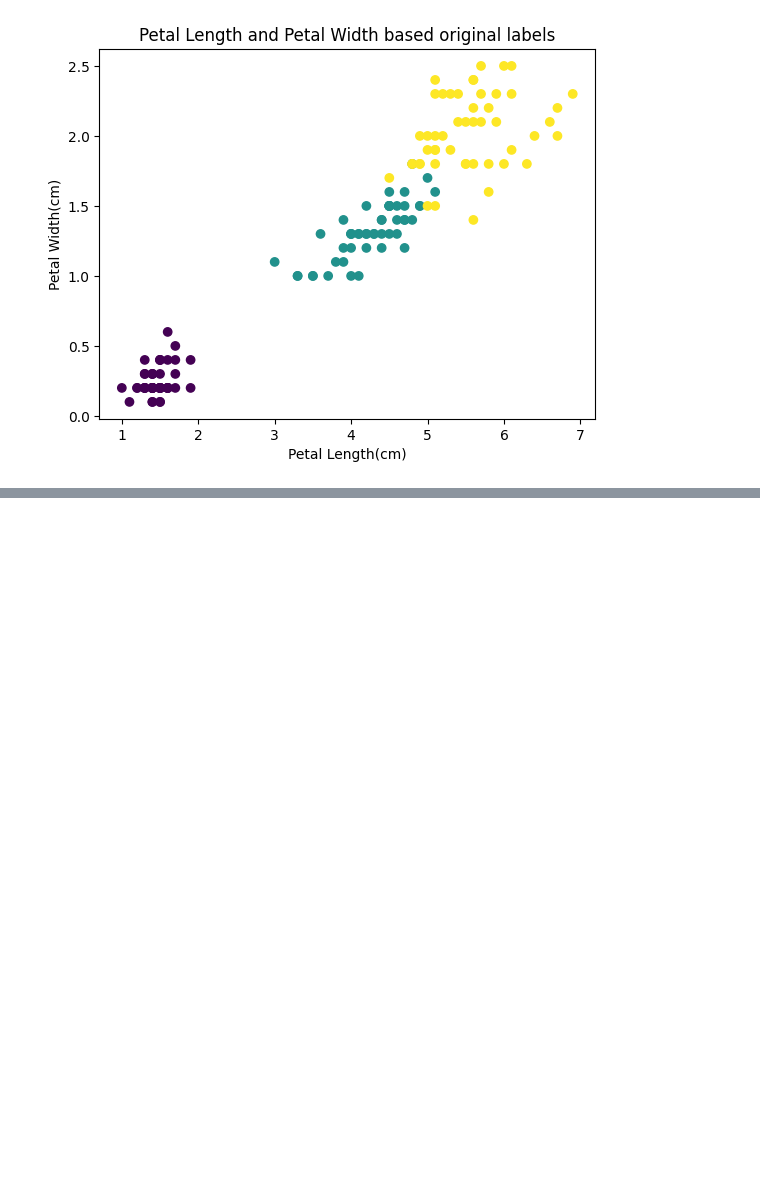
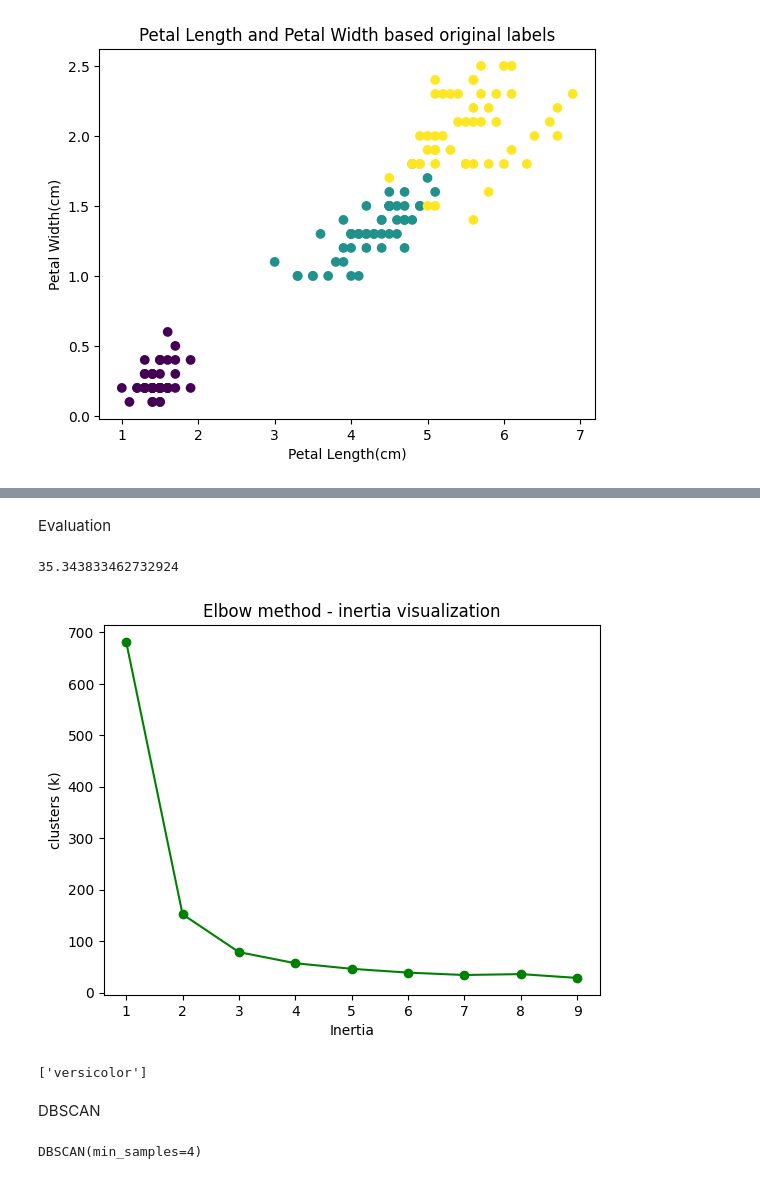
Before and after one commit to ShravaniAWanjari/ensemble-framework-based-market-prediction, a Jupyter notebook: practicing-unsupervised-learning/kmeans.ipynb, the cells around one changed output, grey strips where cells are left out. Saved outputs shown, nothing was run; the diff lists cells and outputs as text; code cells hidden in the pictures; blank space fills up the shorter version.

```diff
--- a/practicing-unsupervised-learning/kmeans.ipynb
+++ b/practicing-unsupervised-learning/kmeans.ipynb
@@ -55,0 +88,36 @@ plt.title('Petal Length and Petal Width based original labels');
+# %% [markdown]
+Evaluation
+# %%
+inertia = kmeans.inertia_
+
+inertia
+# %% [output]
+35.343833462732924
+# %%
+k_inertia  = []
+n_clusters = 10
+
+for i in range(1,n_clusters):
+    model = KMeans(n_clusters=i, random_state = 44)
+    model.fit(X)
+    k_inertia.append(model.inertia_)
+# %%
+plt.plot(range(1,n_clusters), k_inertia, color='green', marker='o');
+
+plt.xlabel('Inertia')
+plt.ylabel('clusters (k)');
+plt.title('Elbow method - inertia visualization');
+# %% [output]
+[figure, added]
+# %%
+sample_measurement = np.array([[6.2, 3.4, 5.4, 2.3]])
+
+sample_prediction = kmeans.predict(sample_measurement)
+
+flower = data['target_names'][sample_prediction]
+
+print(flower)
+# %% [output]
+['versicolor']
+# %% [markdown]
+DBSCAN
@@ -55,0 +131,8 @@ plt.title('Petal Length and Petal Width based original labels');
+# %%
+from sklearn.cluster import DBSCAN
+
+db_model = DBSCAN(eps=0.5, min_samples=4)
+
+db_model.fit(X)
+# %% [output]
+DBSCAN(min_samples=4)
```
Also changed, not shown: parts of 10 cells of this notebook, 2 other files.
